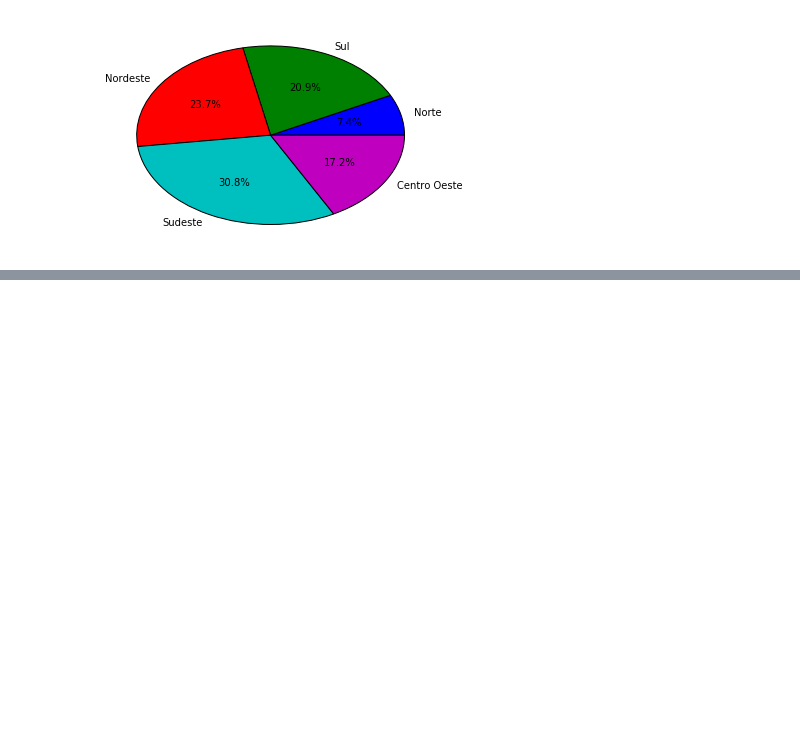
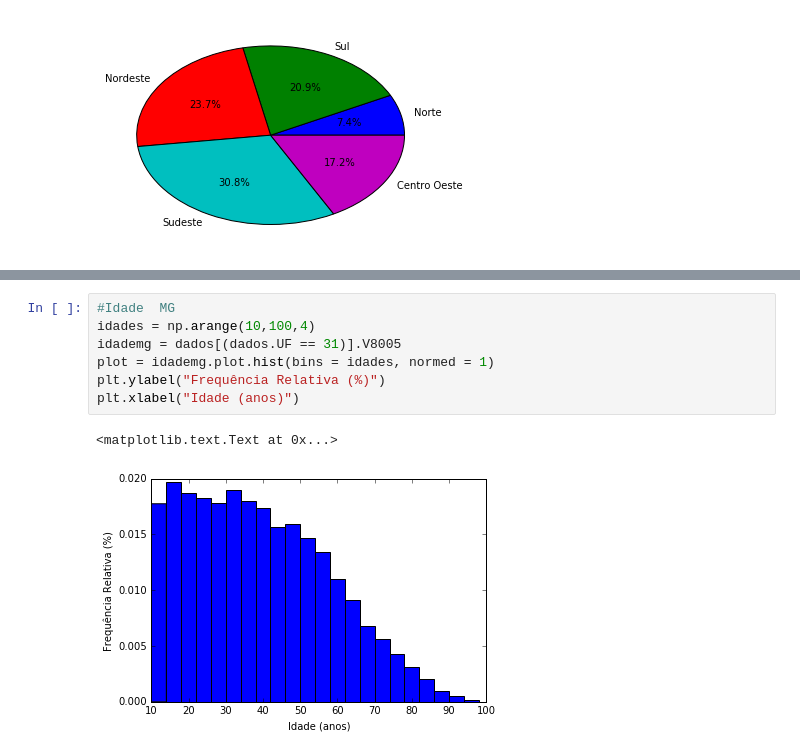
Before and after one commit to filipefborba/CD, a Jupyter notebook: Aula 2/Analise_GOLD_21.ipynb, the cells around one changed output, grey strips where cells are left out. Drawn from its saved outputs; the diff is of its cells as text; blank space fills up the shorter version.

```diff
--- a/Aula 2/Aula02 Atividade Variáveis Qualitativas com PNAD.ipynb
+++ b/Aula 2/Analise_GOLD_21.ipynb
@@ -578,0 +610,10 @@ plt.pie(lista_dados_regiao, labels = labelsR, autopct = '%1.1f%%')
+# %%
+#Idade  MG
+idades = np.arange(10,100,4)
+idademg = dados[(dados.UF == 31)].V8005
+plot = idademg.plot.hist(bins = idades, normed = 1)
+plt.ylabel("Frequência Relativa (%)")
+plt.xlabel("Idade (anos)")
+# %% [output]
+<matplotlib.text.Text at 0x...>
+[figure, added]
```
Also changed, not shown: parts of 13 cells of this notebook, 1 other file.
